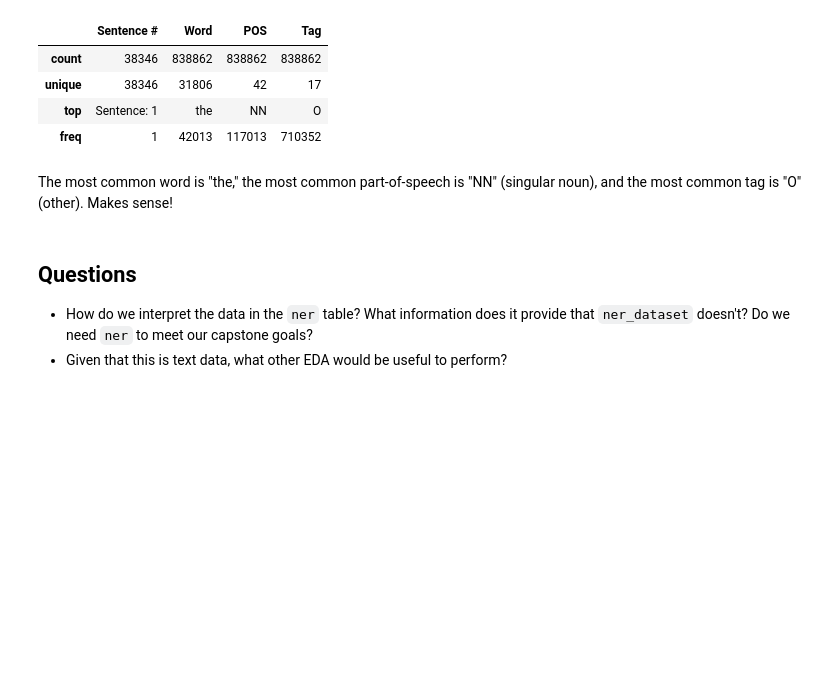
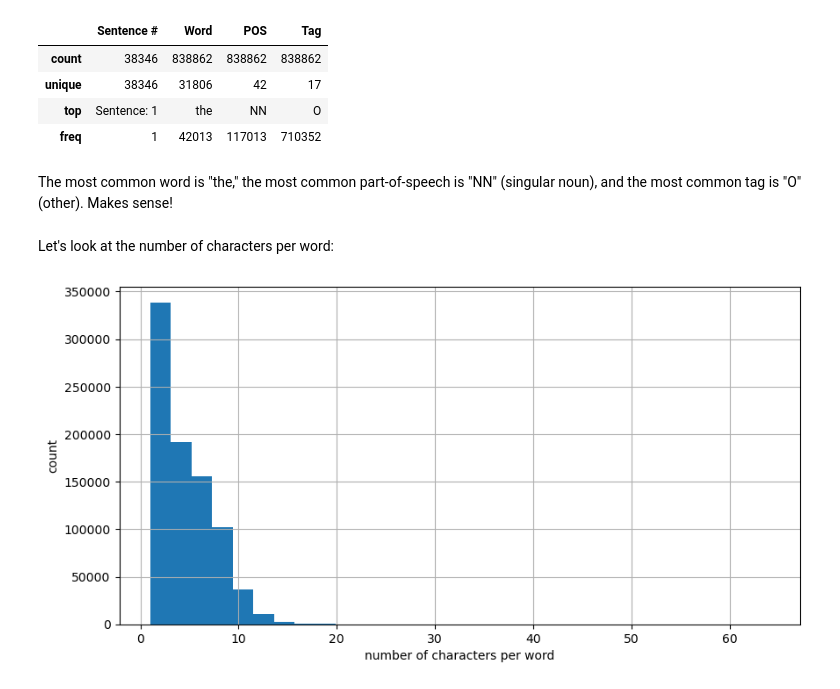
Before and after one commit to nickersonj/glg-capstone, a Jupyter notebook: EDA/EDA_kaggle_dataset.ipynb, the cells around one changed output. Saved outputs shown, nothing was run; the diff lists cells and outputs as text; code cells hidden in the pictures; blank space fills up the shorter version.

Commit message:
Completed ner_dataset.csv EDA and data cleaning

```diff
--- a/EDA/EDA_kaggle_dataset.ipynb
+++ b/EDA/EDA_kaggle_dataset.ipynb
@@ -131,8 +135,12 @@ train.describe()
 | freq | 1 | 42013 | 117013 | 710352 |
 # %% [markdown]
 The most common word is "the," the most common part-of-speech is "NN" (singular noun), and the most common tag is "O" (other). Makes sense!
-# %% [markdown]
-## Questions
-
-- How do we interpret the data in the `ner` table? What information does it provide that `ner_dataset` doesn't? Do we need `ner` to meet our capstone goals?
-- Given that this is text data, what other EDA would be useful to perform?
+# %% [markdown]
+Let's look at the number of characters per word:
+# %%
+train['Word'].str.len().hist(figsize=(10, 5), bins=30)
+plt.xlabel('number of characters per word')
+plt.ylabel('count')
+plt.show()
+# %% [output]
+[figure, added]
```
Also changed, not shown: parts of 25 cells of this notebook.
